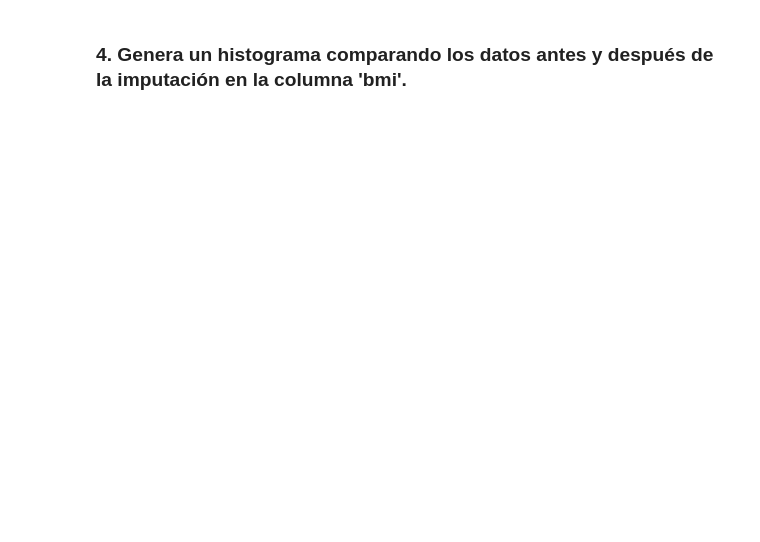
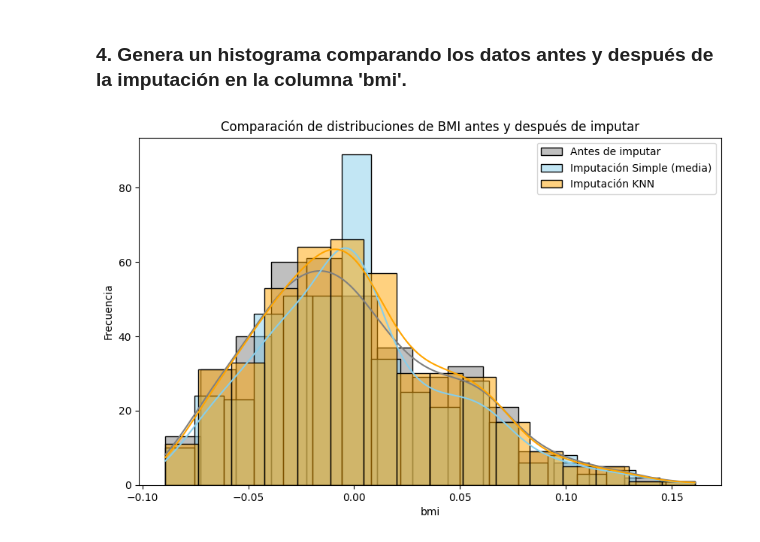
Before and after one commit to oscarhybridge/procesamiento_de_datos, a Jupyter notebook: 1_datos_faltantes.ipynb, the cells around one changed output. Cells and saved outputs as stored; diff of their text form; code cells hidden in the pictures; blank space fills up the shorter version.

```diff
--- a/1_datos_faltantes.ipynb
+++ b/1_datos_faltantes.ipynb
@@ -32,2 +162,39 @@ Contesta las siguientes preguntas. Para cada pregunta, deberás escribir código
 # %% [markdown]
 ### 4. Genera un histograma comparando los datos antes y después de la imputación en la columna 'bmi'.
+# %%
+
+
+# 2. Cargar datos y simular valores faltantes
+diabetes = load_diabetes(as_frame=True)
+data = diabetes.data.copy()
+data['target'] = diabetes.target
+
+np.random.seed(42)
+data.loc[data.sample(frac=0.1).index, 'bmi'] = np.nan
+data.loc[data.sample(frac=0.1).index, 'bp'] = np.nan
+
+# Guardar datos originales antes de imputar
+bmi_original = data['bmi']
+
+# 3. Imputación simple (media)
+simple_imputer = SimpleImputer(strategy='mean')
+data_simple = data.copy()
+data_simple['bmi'] = simple_imputer.fit_transform(data[['bmi']])
+
+# 4. Imputación con KNNImputer
+knn_imputer = KNNImputer(n_neighbors=5)
+data_knn = data.copy()
+data_knn[['bmi', 'bp']] = knn_imputer.fit_transform(data[['bmi', 'bp']])
+
+# 5. Graficar histogramas comparativos
+plt.figure(figsize=(10,6))
+sns.histplot(bmi_original, color='gray', label='Antes de imputar', kde=True)
+sns.histplot(data_simple['bmi'], color='skyblue', label='Imputación Simple (media)', kde=True)
+sns.histplot(data_knn['bmi'], color='orange', label='Imputación KNN', kde=True)
+plt.title('Comparación de distribuciones de BMI antes y después de imputar')
+plt.xlabel('bmi')
+plt.ylabel('Frecuencia')
+plt.legend()
+plt.show()
+# %% [output]
+[figure, added]
```
Also changed, not shown: parts of 4 cells of this notebook, 2 other files.
